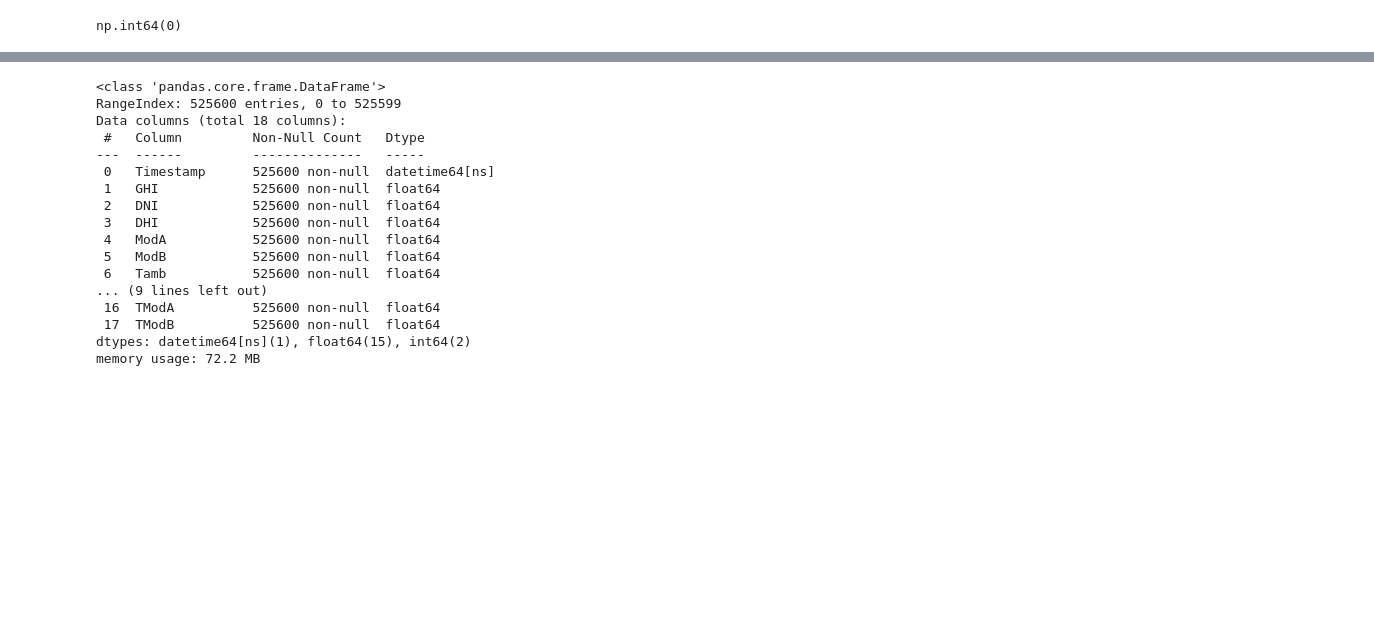
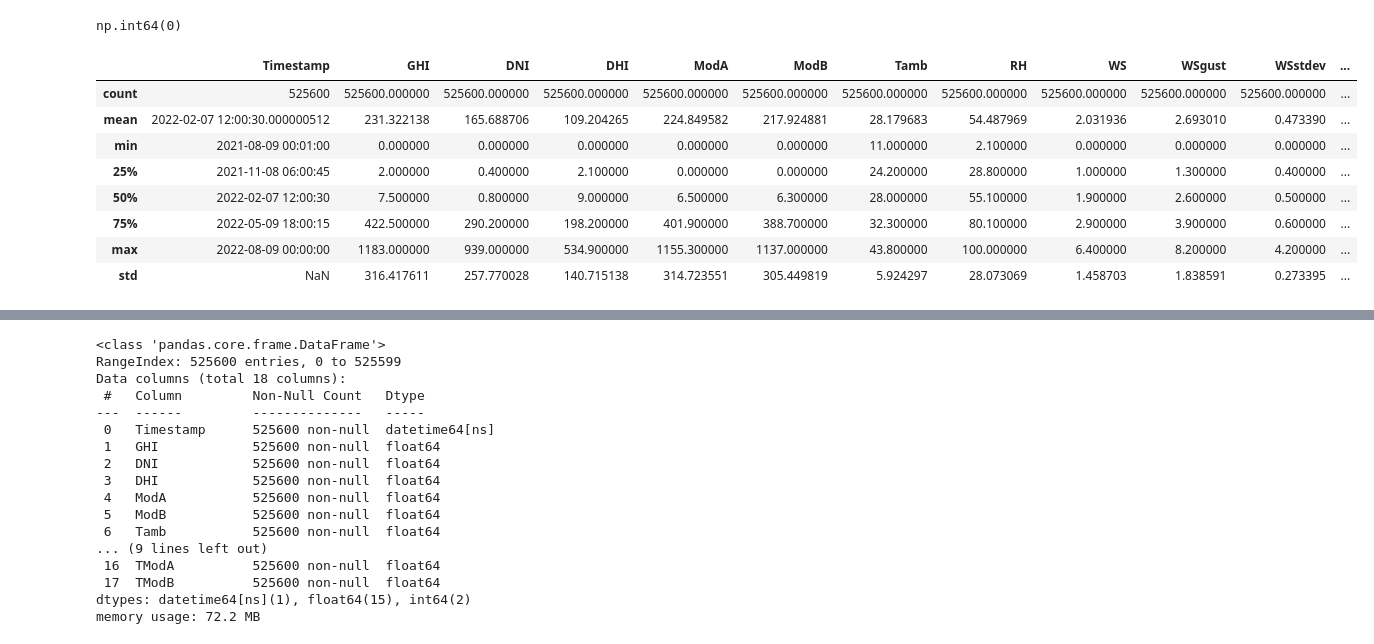
Before and after one commit to mikek1337/solar-challenge-week0, a Jupyter notebook: notebooks/benin_eda.ipynb, the cells around one changed output, grey strips where cells are left out. Cells and saved outputs as stored; diff of their text form; code cells hidden in the pictures; blank space fills up the shorter version.

```diff
--- a/notebooks/benin_eda.ipynb
+++ b/notebooks/benin_eda.ipynb
@@ -75,8 +75,17 @@ outlier_flag.sum()
 # %% [output]
 np.int64(0)
 # %%
-for col in target_cols:
-    sb.boxplot(data[col],)
+data.describe()
+# %% [output]
+|  | Timestamp | GHI | DNI | DHI | ModA | ModB | Tamb | RH | WS | WSgust | WSstdev | ... |
+| count | 525600 | 525600.000000 | 525600.000000 | 525600.000000 | 525600.000000 | 525600.000000 | 525600.000000 | 525600.000000 | 525600.000000 | 525600.000000 | 525600.000000 | ... |
+| mean | 2022-02-07 12:00:30.000000512 | 231.322138 | 165.688706 | 109.204265 | 224.849582 | 217.924881 | 28.179683 | 54.487969 | 2.031936 | 2.693010 | 0.473390 | ... |
+| min | 2021-08-09 00:01:00 | 0.000000 | 0.000000 | 0.000000 | 0.000000 | 0.000000 | 11.000000 | 2.100000 | 0.000000 | 0.000000 | 0.000000 | ... |
+| 25% | 2021-11-08 06:00:45 | 2.000000 | 0.400000 | 2.100000 | 0.000000 | 0.000000 | 24.200000 | 28.800000 | 1.000000 | 1.300000 | 0.400000 | ... |
+| 50% | 2022-02-07 12:00:30 | 7.500000 | 0.800000 | 9.000000 | 6.500000 | 6.300000 | 28.000000 | 55.100000 | 1.900000 | 2.600000 | 0.500000 | ... |
+| 75% | 2022-05-09 18:00:15 | 422.500000 | 290.200000 | 198.200000 | 401.900000 | 388.700000 | 32.300000 | 80.100000 | 2.900000 | 3.900000 | 0.600000 | ... |
+| max | 2022-08-09 00:00:00 | 1183.000000 | 939.000000 | 534.900000 | 1155.300000 | 1137.000000 | 43.800000 | 100.000000 | 6.400000 | 8.200000 | 4.200000 | ... |
+| std | NaN | 316.417611 | 257.770028 | 140.715138 | 314.723551 | 305.449819 | 5.924297 | 28.073069 | 1.458703 | 1.838591 | 0.273395 | ... |
 # %%
 for col in target_cols:
     data.loc[outlier_flag, col] = data[col].mean()
```
Also changed, not shown: parts of 4 cells of this notebook.
